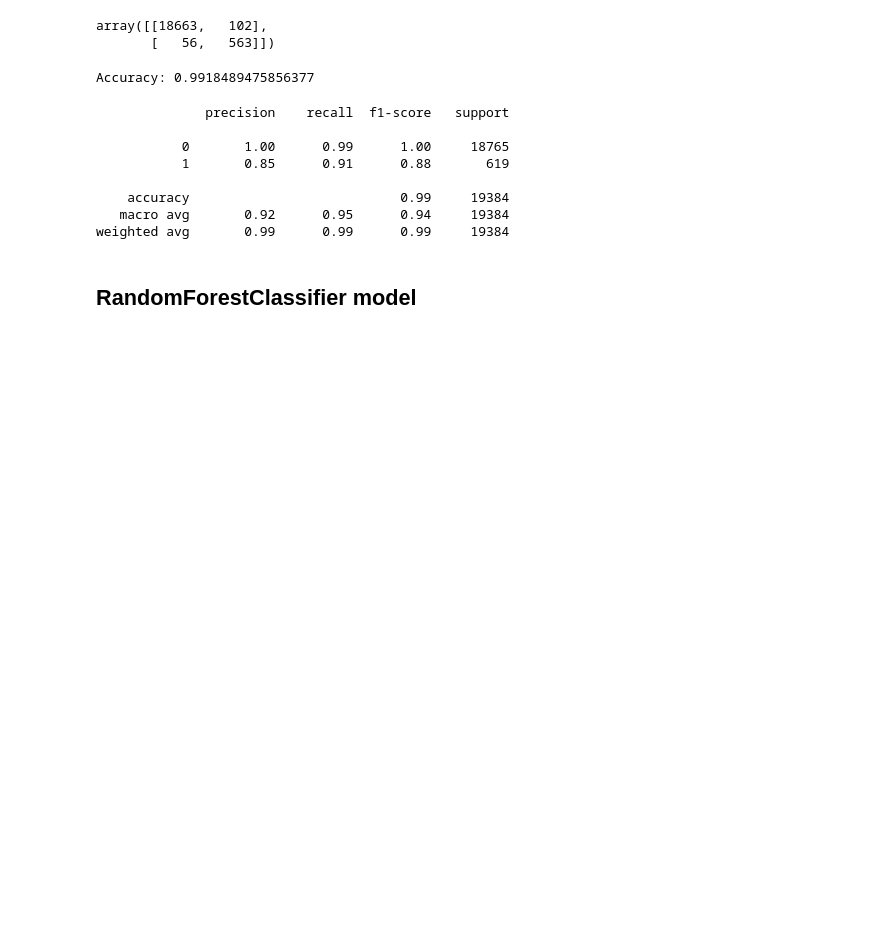
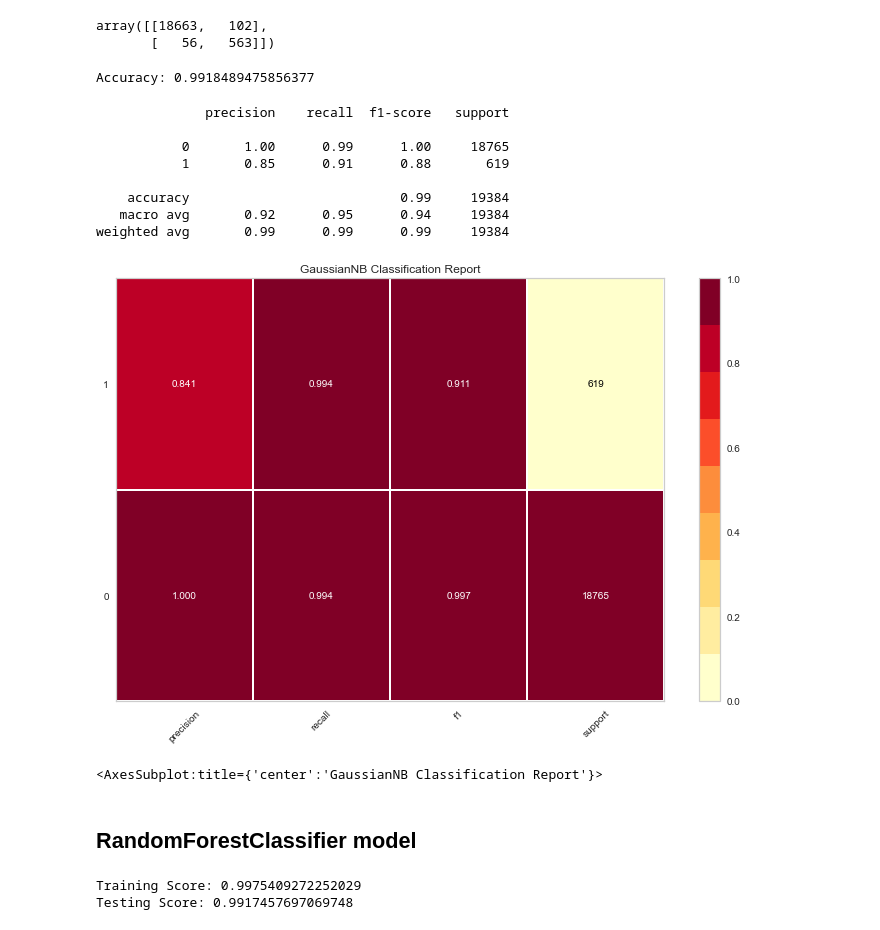
Before and after one commit to shohaha/ML-predicting-credit-risk, a Jupyter notebook: credit_risk_evaluator.ipynb, the cells around one changed output. Saved outputs shown, nothing was run; the diff lists cells and outputs as text; code cells hidden in the pictures; blank space fills up the shorter version.

```diff
--- a/credit_risk_evaluator.ipynb
+++ b/credit_risk_evaluator.ipynb
@@ -118,5 +118,18 @@ print(classification_report(y_true, y_pred))
     accuracy                           0.99     19384
    macro avg       0.92      0.95      0.94     19384
 weighted avg       0.99      0.99      0.99     19384
+# %%
+from sklearn.naive_bayes import GaussianNB
+from yellowbrick.classifier import ClassificationReport
+
+bayes = GaussianNB()
+visualizer = ClassificationReport(bayes, support=True, size=(720, 500))
+
+visualizer.fit(X_train, y_train)
+visualizer.score(X_test, y_test)
+visualizer.show()
+# %% [output]
+[figure, added]
+<AxesSubplot:title={'center':'GaussianNB Classification Report'}>
 # %% [markdown]
 ## RandomForestClassifier model
@@ -122,0 +146,7 @@ weighted avg       0.99      0.99      0.99     19384
+# %%
+clf = RandomForestClassifier(random_state=1, n_estimators=500).fit(X_train_scaled, y_train)
+print(f'Training Score: {clf.score(X_train_scaled, y_train)}')
+print(f'Testing Score: {clf.score(X_test_scaled, y_test)}')
+# %% [output]
+Training Score: 0.9975409272252029
+Testing Score: 0.9917457697069748
```
Also changed, not shown: parts of 8 cells of this notebook.
